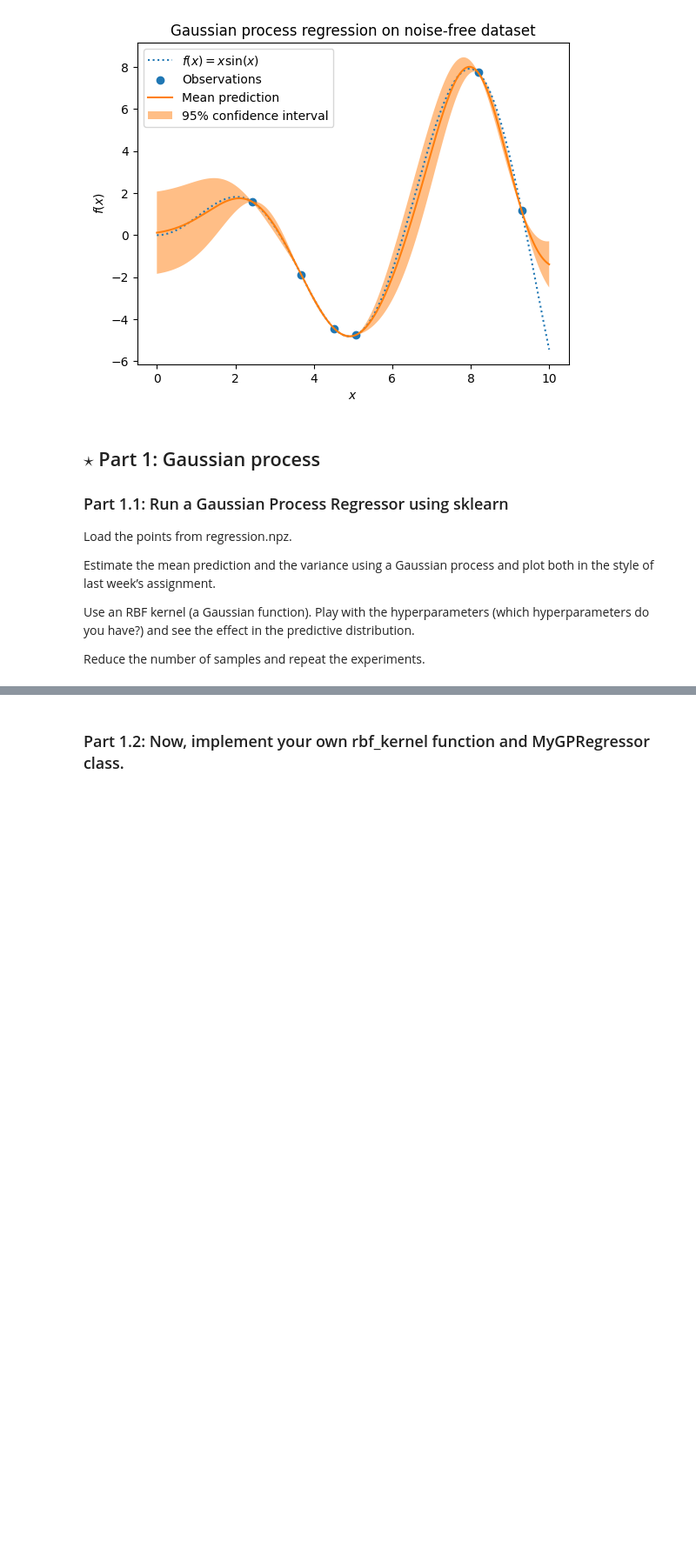
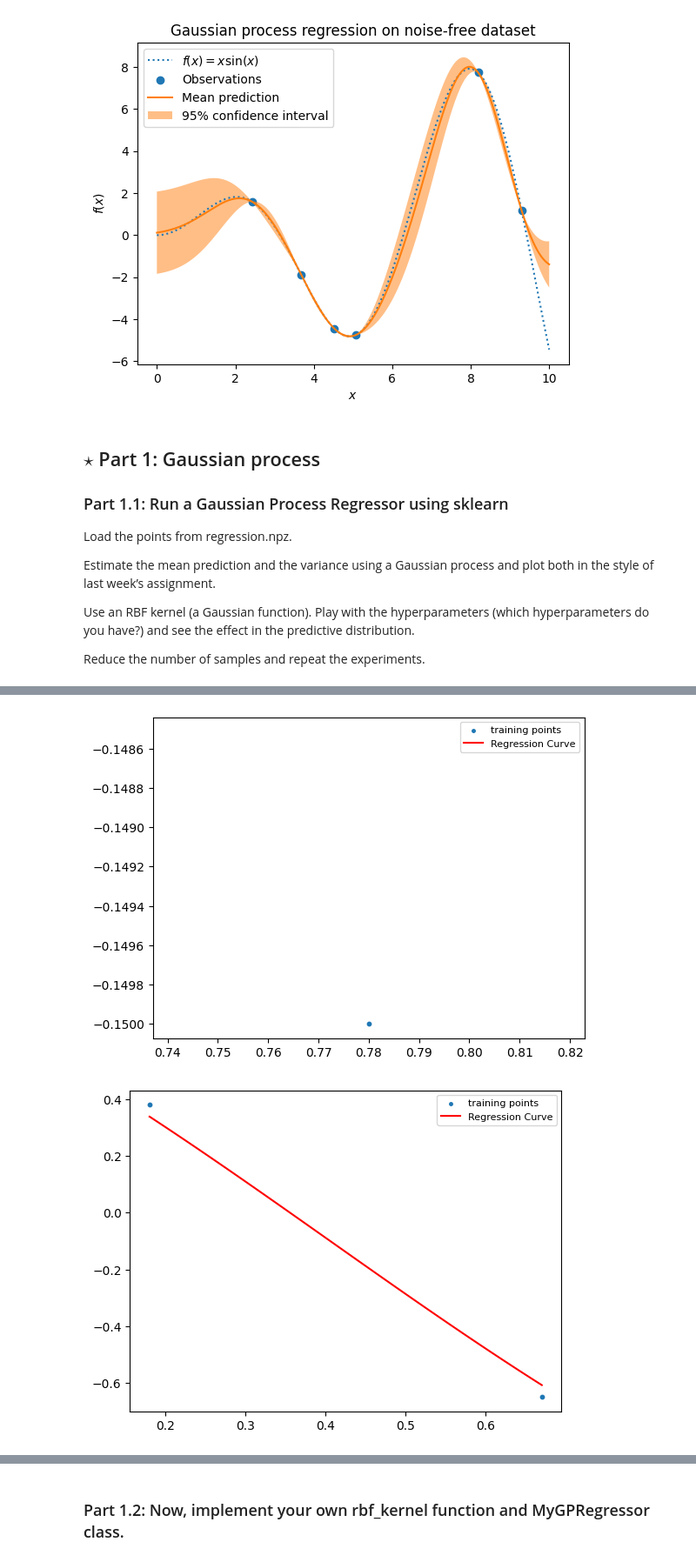
Before and after one commit to stefhacker/spr-exercises, a Jupyter notebook: ex06_gaussian_processes/ex6.ipynb, the cells around one changed output, grey strips where cells are left out. Shown at 87% size. Cells and saved outputs as stored; diff of their text form; code cells hidden in the pictures; blank space fills up the shorter version.

```diff
--- a/ex06_gaussian_processes/ex6.ipynb
+++ b/ex06_gaussian_processes/ex6.ipynb
@@ -95,3 +95,21 @@ the effect in the predictive distribution.
 
 Reduce the number of samples and
 repeat the experiments.
+# %%
+# START TODO ################
+# Load data and reshape it into X_train shape (N, 1) and Y_train shape (N,)
+# Create a suitable range X_test for testing
+data = np.load('../data/regression.npz')
+data = data['arr_0']
+X = data[:, 0].reshape(-1, 1)
+Y = data[:, 1]
+
+
+
+
+
+
+
+
+
+# END TODO ################
@@ -146,0 +144,27 @@ raise NotImplementedError
+# %%
+# START TODO ################
+# Randomly subsample your data and run the GP on [1, 2, 3, 5, 10, 20] datapoints.
+# What do you observe?
+import random
+def subsample(x, y , size, random_state = None):
+    rng = np.random.default_rng(random_state)
+
+    test_set_size = x.size - size
+    test_indices = rng.choice(np.arange(x.size), size=test_set_size, replace=False)
+    X_test = x[test_indices]
+    Y_test = y[test_indices]
+    test_set = set(test_indices)
+    train_indices = list(set(range(x.size)) - test_set)
+    X_train = x[train_indices]
+    Y_train = y[train_indices]
+
+
+    return X_train, Y_train, X_test, Y_test
+# END TODO  ################
+
+for i in [1, 2, 3, 5, 10, 20]:
+    X_train, Y_train, X_test, Y_test = subsample(X,Y,size=i, random_state=42)
+    gaussian_process(X_train, Y_train)
+# %% [output]
+[figure, added]
+[figure, added]
```
Also changed, not shown: parts of 8 cells of this notebook.
